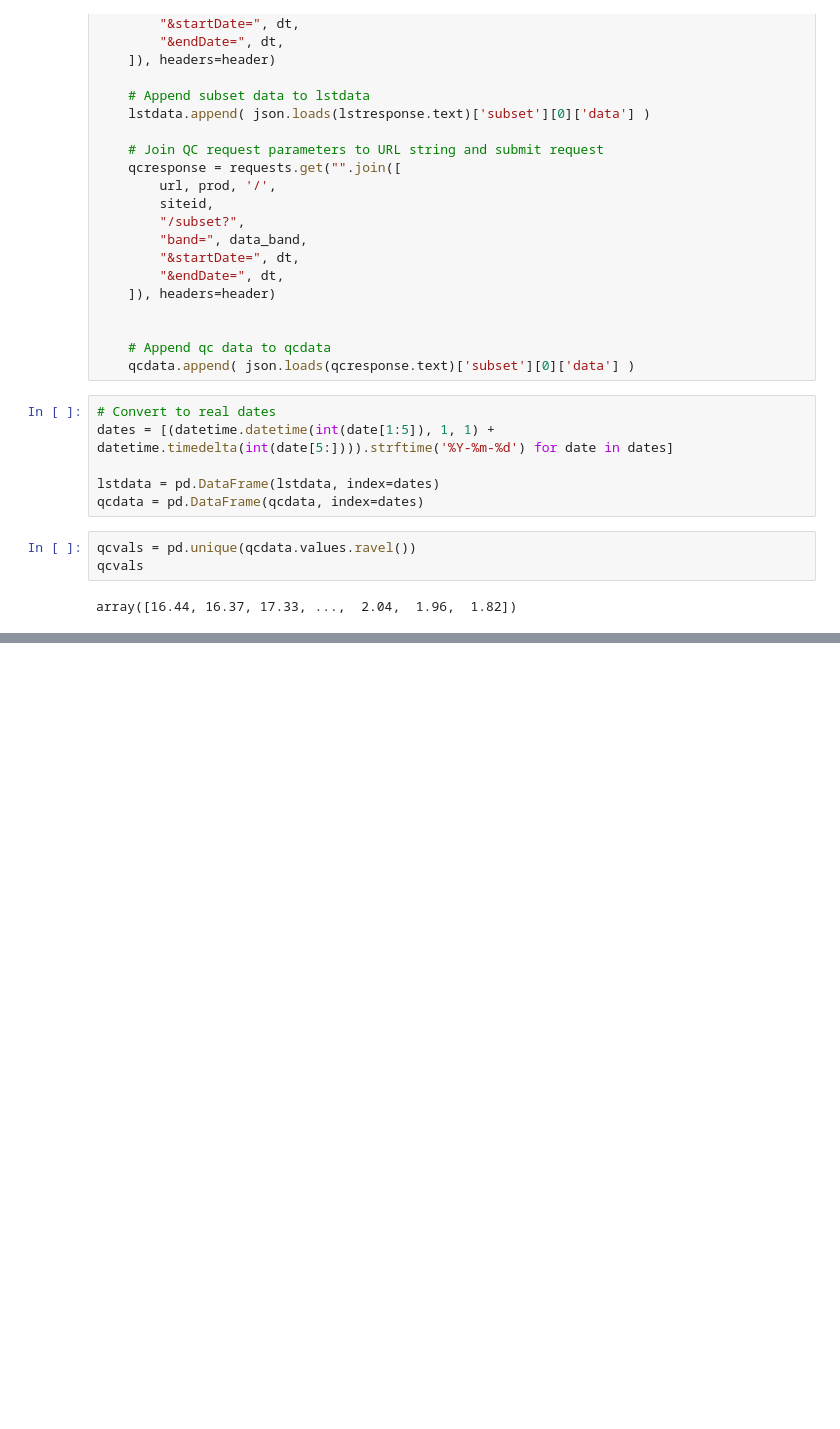
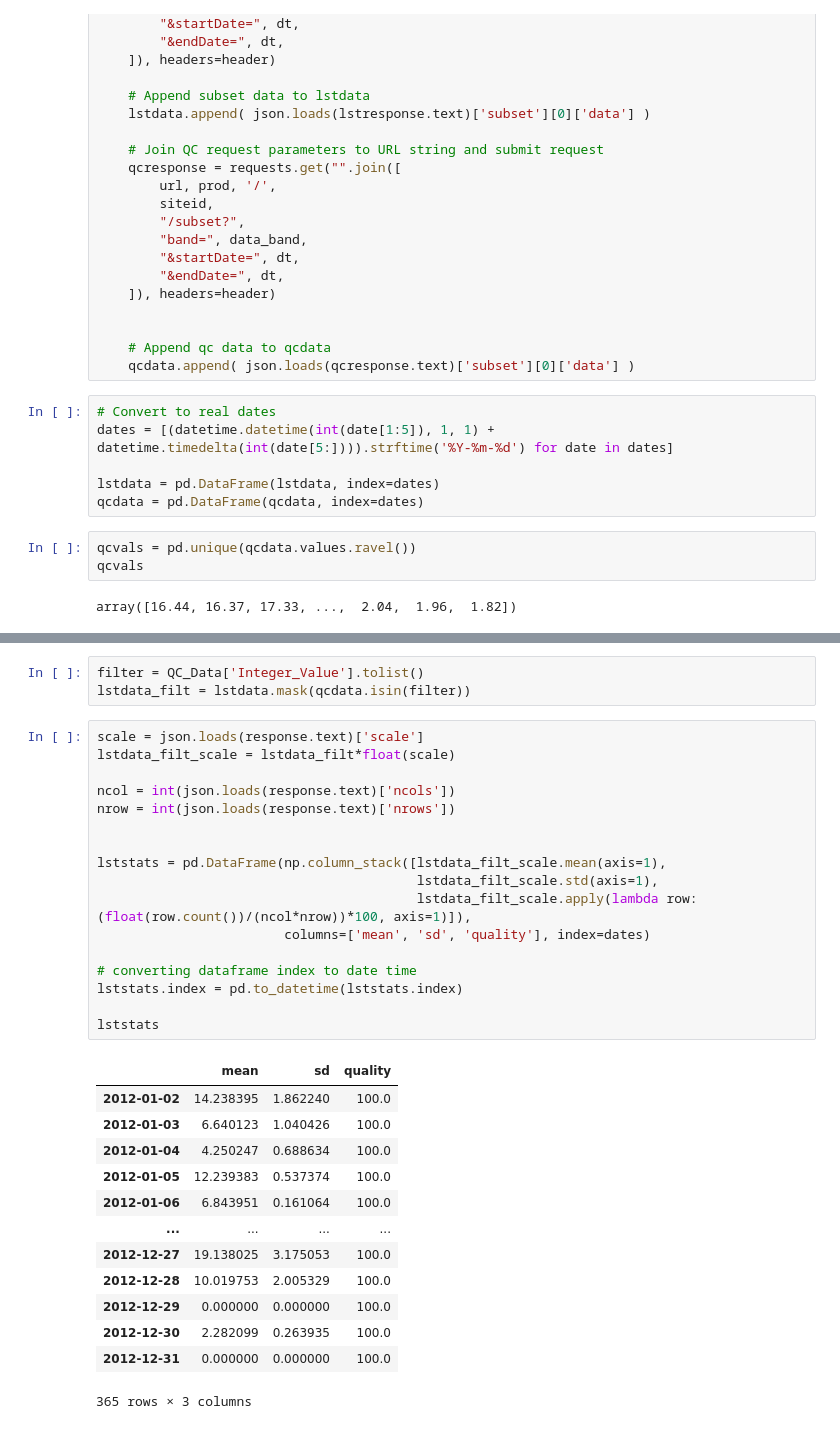
Before and after one commit to ianvd/gage-guesser, a Jupyter notebook: Main.ipynb, the cells around one changed output, grey strips where cells are left out. Saved outputs shown, nothing was run; the diff lists cells and outputs as text; blank space fills up the shorter version.

```diff
--- a/Main.ipynb
+++ b/Main.ipynb
@@ -379,0 +443,34 @@ TypeError: 'Map' object is not callable
+# %%
+filter = QC_Data['Integer_Value'].tolist()
+lstdata_filt = lstdata.mask(qcdata.isin(filter))
+# %%
+scale = json.loads(response.text)['scale']
+lstdata_filt_scale = lstdata_filt*float(scale)
+
+ncol = int(json.loads(response.text)['ncols'])
+nrow = int(json.loads(response.text)['nrows'])
+
+
+lststats = pd.DataFrame(np.column_stack([lstdata_filt_scale.mean(axis=1),
+                                         lstdata_filt_scale.std(axis=1),
+                                         lstdata_filt_scale.apply(lambda row: (float(row.count())/(ncol*nrow))*100, axis=1)]),
+                        columns=['mean', 'sd', 'quality'], index=dates)
+
+# converting dataframe index to date time
+lststats.index = pd.to_datetime(lststats.index)
+
+lststats
+# %% [output]
+|  | mean | sd | quality |
+| 2012-01-02 | 14.238395 | 1.862240 | 100.0 |
+| 2012-01-03 | 6.640123 | 1.040426 | 100.0 |
+| 2012-01-04 | 4.250247 | 0.688634 | 100.0 |
+| 2012-01-05 | 12.239383 | 0.537374 | 100.0 |
+| 2012-01-06 | 6.843951 | 0.161064 | 100.0 |
+| ... | ... | ... | ... |
+| 2012-12-27 | 19.138025 | 3.175053 | 100.0 |
+| 2012-12-28 | 10.019753 | 2.005329 | 100.0 |
+| 2012-12-29 | 0.000000 | 0.000000 | 100.0 |
+| 2012-12-30 | 2.282099 | 0.263935 | 100.0 |
+| 2012-12-31 | 0.000000 | 0.000000 | 100.0 |
+365 rows × 3 columns
```
Also changed, not shown: parts of 9 cells of this notebook.
